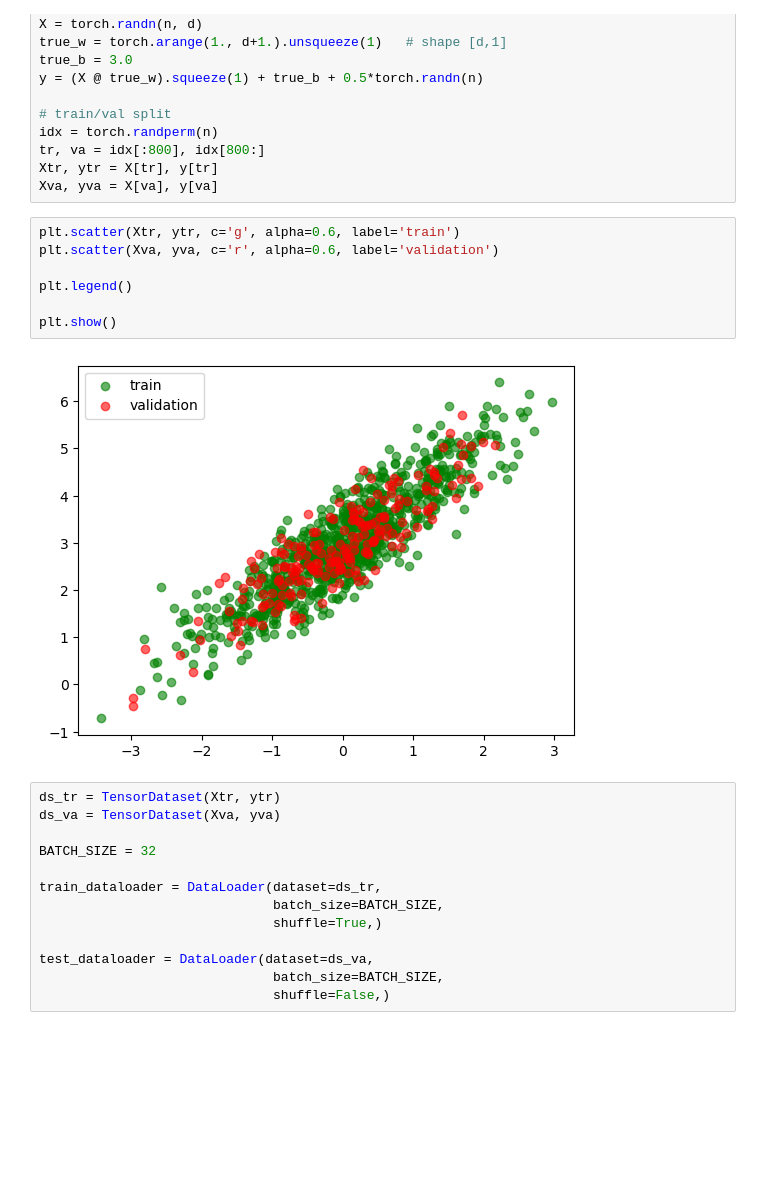
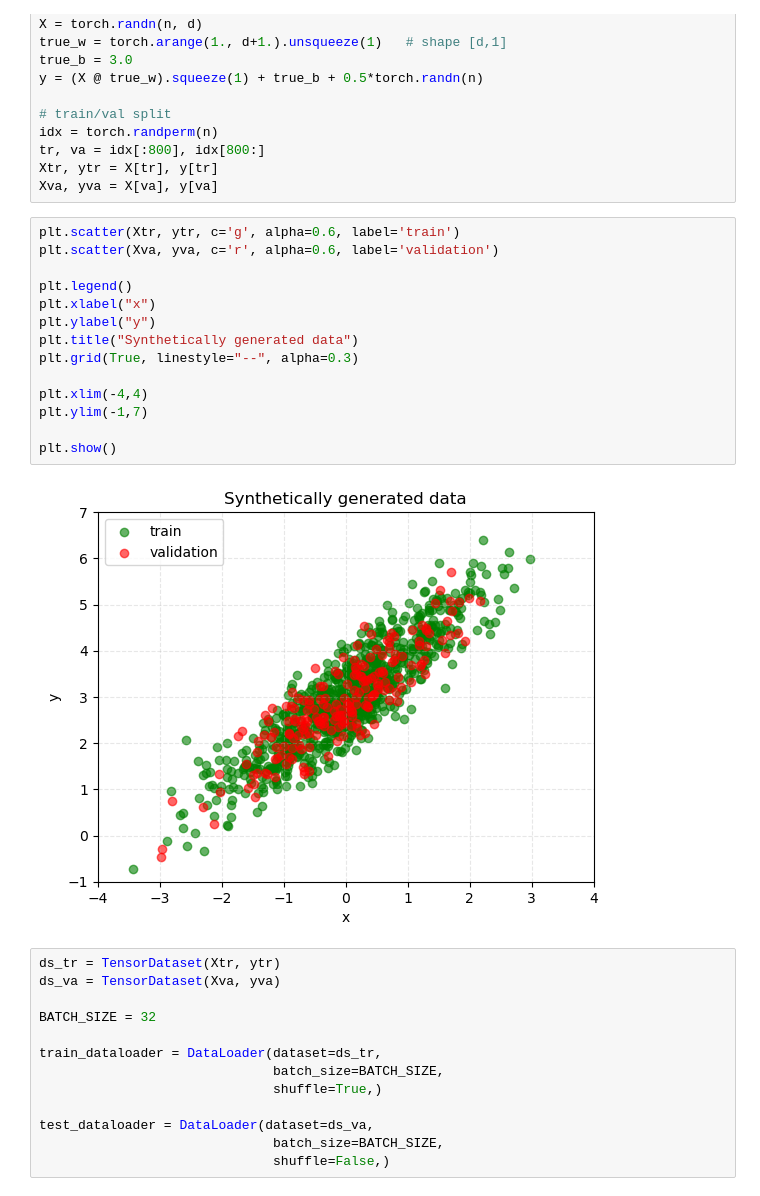
Before and after one commit to ElliotBlackstone/automotive-ssd-object-detection, a Jupyter notebook: LinRegTest.ipynb, the cells around one changed output. Cells and saved outputs as stored; diff of their text form; blank space fills up the shorter version.

```diff
--- a/LinRegTest.ipynb
+++ b/LinRegTest.ipynb
@@ -30,12 +30,19 @@ Xva, yva = X[va], y[va]
 # %%
 plt.scatter(Xtr, ytr, c='g', alpha=0.6, label='train')
 plt.scatter(Xva, yva, c='r', alpha=0.6, label='validation')
 
 plt.legend()
+plt.xlabel("x")
+plt.ylabel("y")
+plt.title("Synthetically generated data")
+plt.grid(True, linestyle="--", alpha=0.3)
+
+plt.xlim(-4,4)
+plt.ylim(-1,7)
 
 plt.show()
 # %% [output]
-[figure, old version]
+[figure, new version]
 # %%
 ds_tr = TensorDataset(Xtr, ytr)
 ds_va = TensorDataset(Xva, yva)
```
Also changed, not shown: parts of 5 cells of this notebook, 1 other file.
